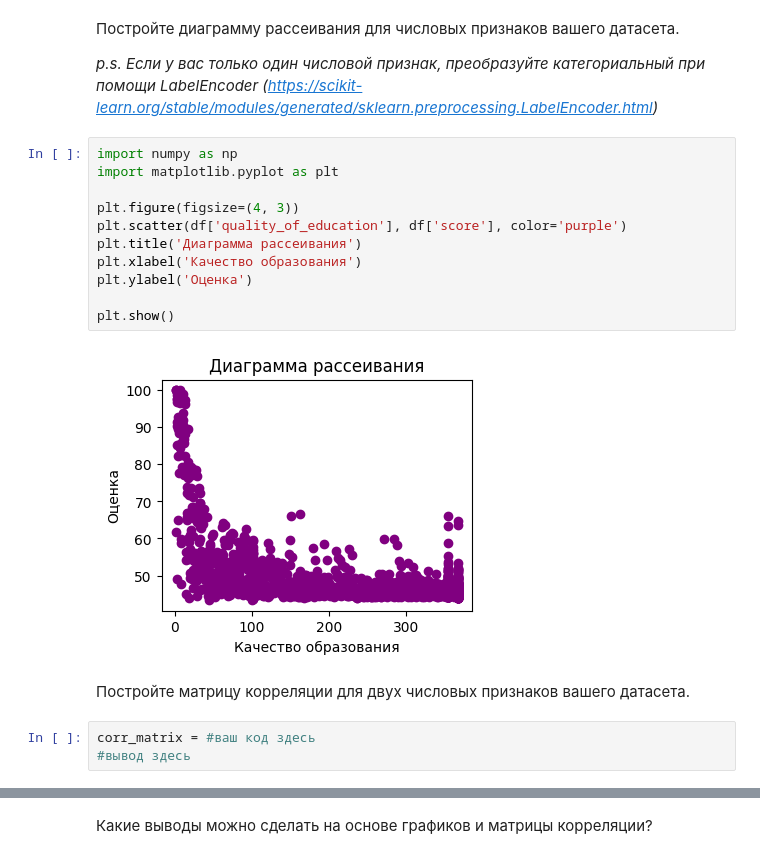
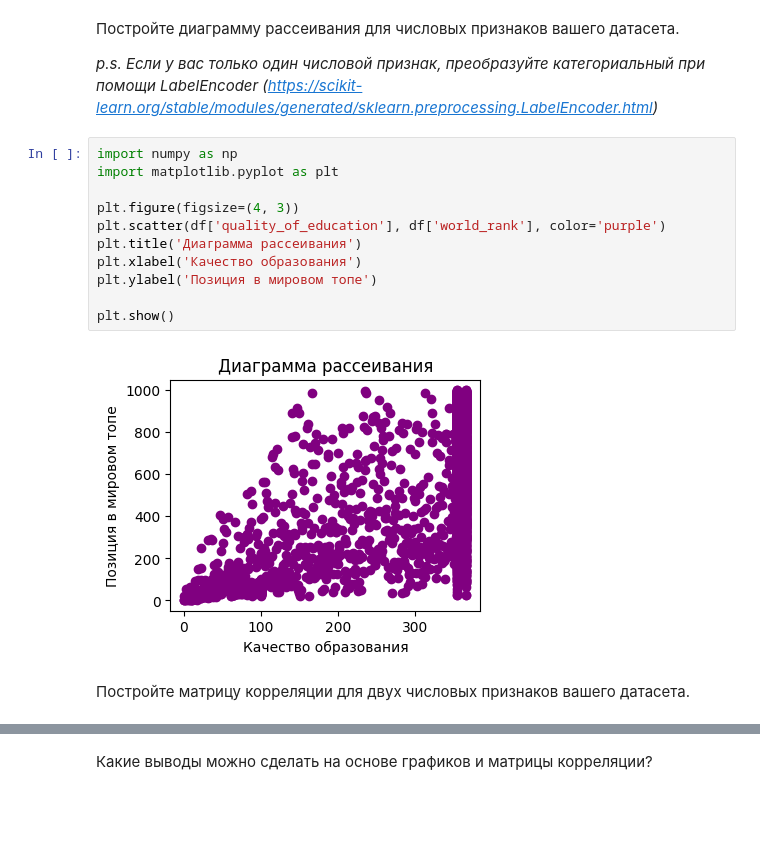
Before and after one commit to shyguuy/lab, a Jupyter notebook: lab2/Задание_2.ipynb, the cells around one changed output, grey strips where cells are left out. Saved outputs shown, nothing was run; the diff lists cells and outputs as text; blank space fills up the shorter version.

```diff
--- a/lab2/Задание_2.ipynb
+++ b/lab2/Задание_2.ipynb
@@ -264,18 +264,15 @@ plt.show()
 # %%
 import numpy as np
 import matplotlib.pyplot as plt
 
 plt.figure(figsize=(4, 3))
-plt.scatter(df['quality_of_education'], df['score'], color='purple')
+plt.scatter(df['quality_of_education'], df['world_rank'], color='purple')
 plt.title('Диаграмма рассеивания')
 plt.xlabel('Качество образования')
-plt.ylabel('Оценка')
+plt.ylabel('Позиция в мировом топе')
 
 plt.show()
 # %% [output]
-[figure, old version]
+[figure, new version]
 # %% [markdown]
 Постройте матрицу корреляции для двух числовых признаков вашего датасета.
-# %%
-corr_matrix = #ваш код здесь
-#вывод здесь
```
Also changed, not shown: parts of 1 cell of this notebook.
